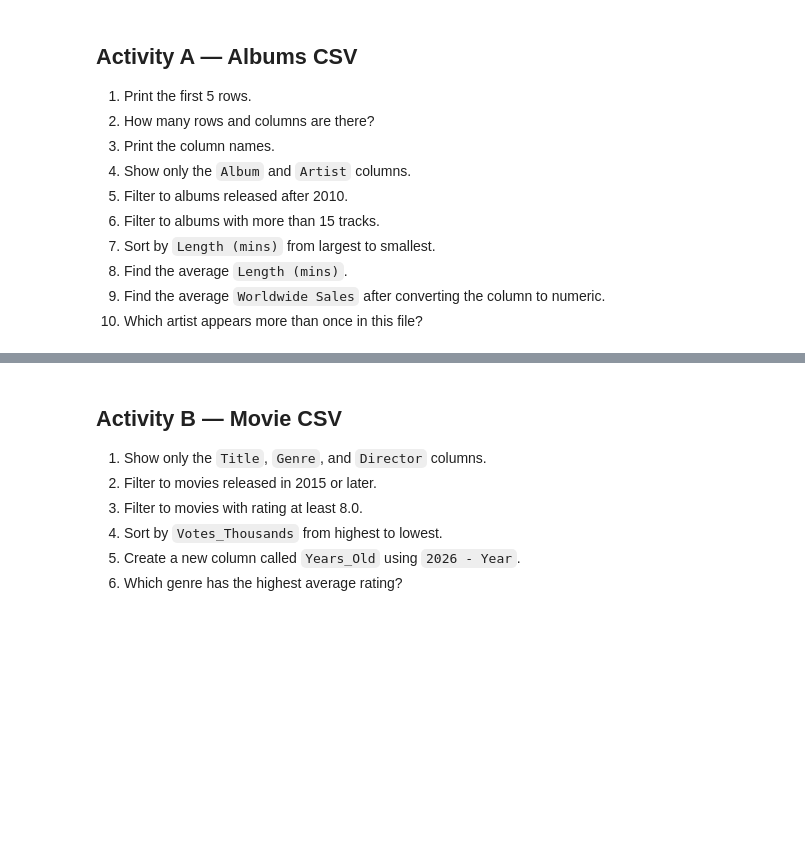
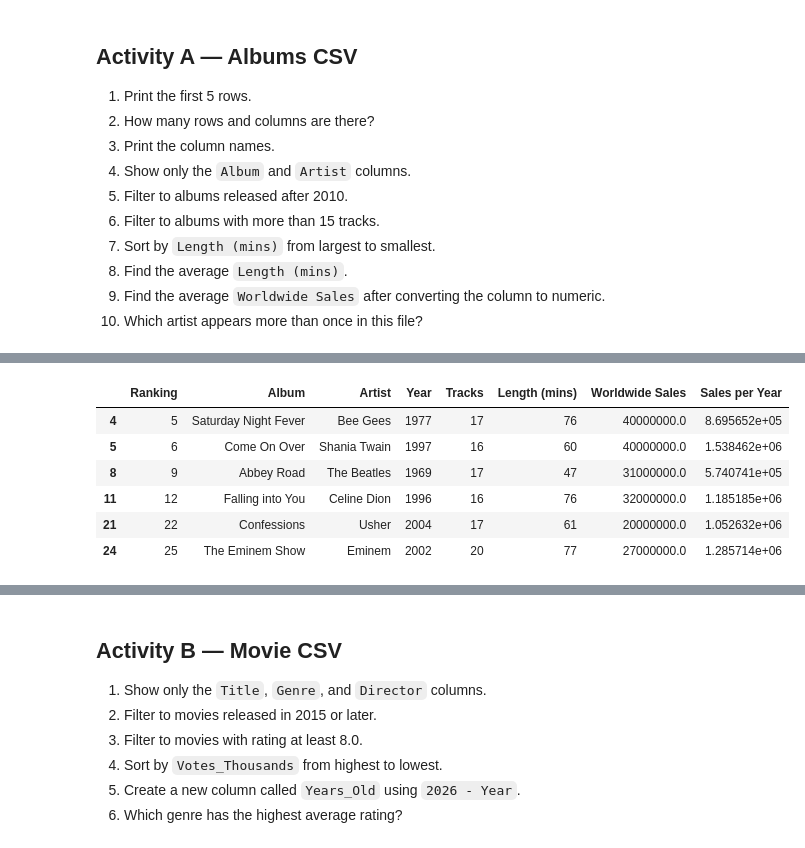
Before and after one commit to brogt-28/2026Spring, a Jupyter notebook: 20_intronumpy_pandas.ipynb, the cells around one changed output, grey strips where cells are left out. Cells and saved outputs as stored; diff of their text form; code cells hidden in the pictures; blank space fills up the shorter version.

```diff
--- a/20_intronumpy_pandas.ipynb
+++ b/20_intronumpy_pandas.ipynb
@@ -519,4 +567,13 @@ Try these on your own before checking answers.
 # %%
 # Write your answer here
+al[al["Tracks"]>15]
+# %% [output]
+|  | Ranking | Album | Artist | Year | Tracks | Length (mins) | Worldwide Sales | Sales per Year |
+| 4 | 5 | Saturday Night Fever | Bee Gees | 1977 | 17 | 76 | 40000000.0 | 8.695652e+05 |
+| 5 | 6 | Come On Over | Shania Twain | 1997 | 16 | 60 | 40000000.0 | 1.538462e+06 |
+| 8 | 9 | Abbey Road | The Beatles | 1969 | 17 | 47 | 31000000.0 | 5.740741e+05 |
+| 11 | 12 | Falling into You | Celine Dion | 1996 | 16 | 76 | 32000000.0 | 1.185185e+06 |
+| 21 | 22 | Confessions | Usher | 2004 | 17 | 61 | 20000000.0 | 1.052632e+06 |
+| 24 | 25 | The Eminem Show | Eminem | 2002 | 20 | 77 | 27000000.0 | 1.285714e+06 |
 # %%
 # Write your answer here
```
Also changed, not shown: parts of 12 cells of this notebook, 8 other files.
